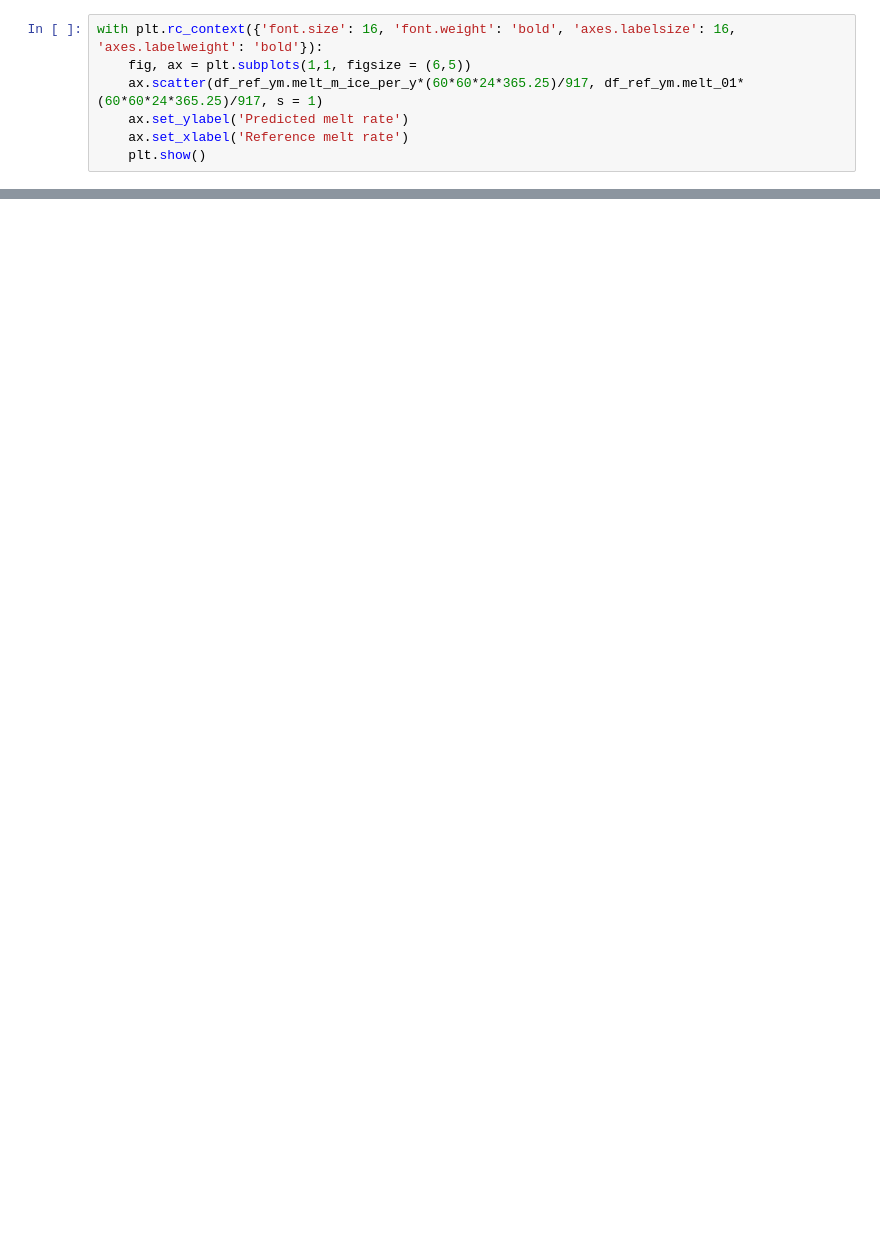
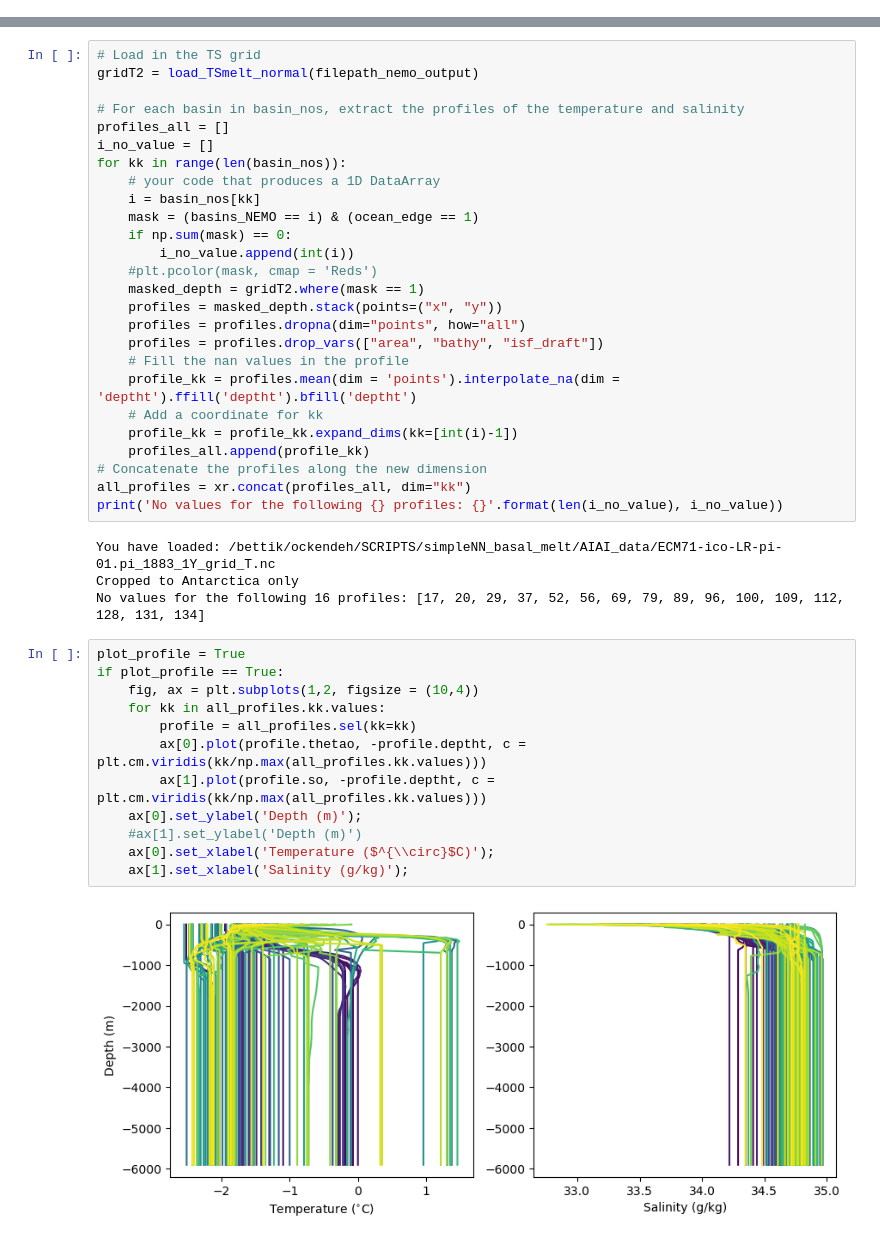
Before and after one commit to hockenden97/simpleNN_basal_melt, a Jupyter notebook: AIAI_scripts_notebooks/NEMO_full_process.ipynb, the cells around one changed output, grey strips where cells are left out. Cells and saved outputs as stored; diff of their text form; blank space fills up the shorter version.

```diff
--- a/AIAI_scripts_notebooks/NEMO_full_process.ipynb
+++ b/AIAI_scripts_notebooks/NEMO_full_process.ipynb
@@ -807,7 +0,0 @@ RMSE: 3.2899567108707166 R2: 0.9306857152768183
-# %%
-with plt.rc_context({'font.size': 16, 'font.weight': 'bold', 'axes.labelsize': 16, 'axes.labelweight': 'bold'}):
-    fig, ax = plt.subplots(1,1, figsize = (6,5))
-    ax.scatter(df_ref_ym.melt_m_ice_per_y*(60*60*24*365.25)/917, df_ref_ym.melt_01*(60*60*24*365.25)/917, s = 1)
-    ax.set_ylabel('Predicted melt rate')
-    ax.set_xlabel('Reference melt rate')
-    plt.show()
@@ -826,0 +269,44 @@ with plt.rc_context({'font.size': 16, 'font.weight': 'bold', 'axes.labelsize': 1
+# %%
+# Load in the TS grid
+gridT2 = load_TSmelt_normal(filepath_nemo_output)
+
+# For each basin in basin_nos, extract the profiles of the temperature and salinity
+profiles_all = []
+i_no_value = []
+for kk in range(len(basin_nos)):
+    # your code that produces a 1D DataArray
+    i = basin_nos[kk]
+    mask = (basins_NEMO == i) & (ocean_edge == 1)
+    if np.sum(mask) == 0:
+        i_no_value.append(int(i))
+    #plt.pcolor(mask, cmap = 'Reds')
+    masked_depth = gridT2.where(mask == 1)
+    profiles = masked_depth.stack(points=("x", "y"))
+    profiles = profiles.dropna(dim="points", how="all")
+    profiles = profiles.drop_vars(["area", "bathy", "isf_draft"])
+    # Fill the nan values in the profile
+    profile_kk = profiles.mean(dim = 'points').interpolate_na(dim = 'deptht').ffill('deptht').bfill('deptht')
+    # Add a coordinate for kk
+    profile_kk = profile_kk.expand_dims(kk=[int(i)-1])
+    profiles_all.append(profile_kk)
+# Concatenate the profiles along the new dimension
+all_profiles = xr.concat(profiles_all, dim="kk")
+print('No values for the following {} profiles: {}'.format(len(i_no_value), i_no_value))
+# %% [output]
+You have loaded: /bettik/ockendeh/SCRIPTS/simpleNN_basal_melt/AIAI_data/ECM71-ico-LR-pi-01.pi_1883_1Y_grid_T.nc
+Cropped to Antarctica only
+No values for the following 16 profiles: [17, 20, 29, 37, 52, 56, 69, 79, 89, 96, 100, 109, 112, 128, 131, 134]
+# %%
+plot_profile = True
+if plot_profile == True:
+    fig, ax = plt.subplots(1,2, figsize = (10,4))
+    for kk in all_profiles.kk.values:
+        profile = all_profiles.sel(kk=kk)
+        ax[0].plot(profile.thetao, -profile.deptht, c = plt.cm.viridis(kk/np.max(all_profiles.kk.values)))
+        ax[1].plot(profile.so, -profile.deptht, c = plt.cm.viridis(kk/np.max(all_profiles.kk.values)))
+    ax[0].set_ylabel('Depth (m)');
+    #ax[1].set_ylabel('Depth (m)')
+    ax[0].set_xlabel('Temperature ($^{\\circ}$C)');
+    ax[1].set_xlabel('Salinity (g/kg)');
+# %% [output]
+[figure, added]
```
Also changed, not shown: parts of 96 cells of this notebook, 3 other files.
